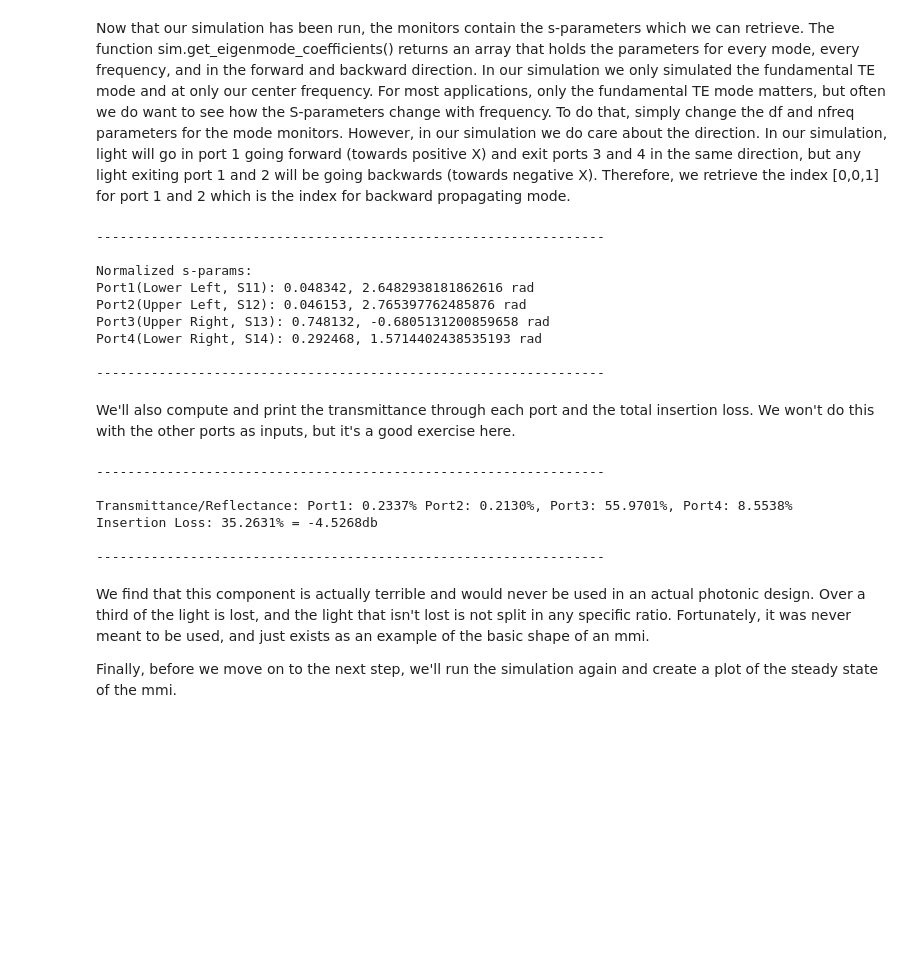
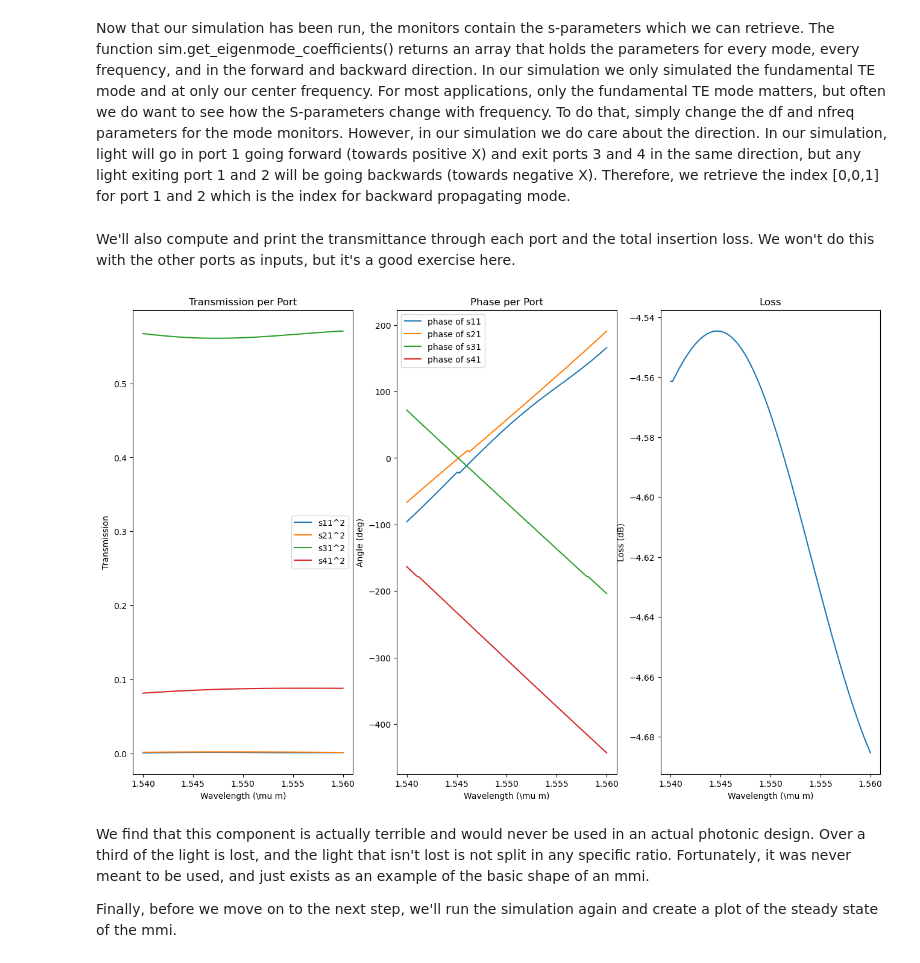
Before and after one commit to BYUCamachoLab/Photonics-Bootcamp, a Jupyter notebook: book/pages/scattering_parameters.ipynb, the cells around one changed output. Saved outputs shown, nothing was run; the diff lists cells and outputs as text; code cells hidden in the pictures; blank space fills up the shorter version.

```diff
--- a/book/pages/scattering_parameters.ipynb
+++ b/book/pages/scattering_parameters.ipynb
@@ -187,34 +191,16 @@ sim.plot2D(output_plane=plot_plane if sim_is_3D else None) # No parameters are n
 As we see from the output of sim.plot2D, our simulation is set up correctly. The red line is our source, the blue are our 4 monitors. We are ready to run the simulation! Actually running the simulation is the most computationally intense part of this, so it may take some time if you have a high resolution and are running a 3D simulation. The `until_after_sources=mp.stop_when_dft_decayed` parameter for sim.run() means meep will start checking how much the cumulative Fourier Transform of all the fields in the simulation changes only after the sources have turned off. Then, it will wait until the DFT's change over one time step is below a certain threshold (1e-11 relative change by default), at which point it will stop the simulation
 # %%
 # Runs the simulation
-sim.run(until_after_sources=mp.stop_when_dft_decayed)
+sim.run(until_after_sources=mp.stop_when_dft_decayed(tol=1e-4))
 # %% [markdown]
 Now that our simulation has been run, the monitors contain the s-parameters which we can retrieve. The function sim.get_eigenmode_coefficients() returns an array that holds the parameters for every mode, every frequency, and in the forward and backward direction. In our simulation we only simulated the fundamental TE mode and at only our center frequency. For most applications, only the fundamental TE mode matters, but often we do want to see how the S-parameters change with frequency. To do that, simply change the df and nfreq parameters for the mode monitors. However, in our simulation we do care about the direction. In our simulation, light will go in port 1 going forward (towards positive X) and exit ports 3 and 4 in the same direction, but any light exiting port 1 and 2 will be going backwards (towards negative X). Therefore, we retrieve the index [0,0,1] for port 1 and 2 which is the index for backward propagating mode.
 # %%
 # Finds the S parameters
-norm_mode_coeff = sim.get_eigenmode_coefficients(mode_monitor_1, [1], eig_parity=mode_parity).alpha[0, 0, 0]
-port1_coeff = sim.get_eigenmode_coefficients(mode_monitor_1, [1], eig_parity=mode_parity).alpha[0, 0, 1] / norm_mode_coeff
-port2_coeff = sim.get_eigenmode_coefficients(mode_monitor_2, [1], eig_parity=mode_parity).alpha[0, 0, 1] / norm_mode_coeff
-port3_coeff = sim.get_eigenmode_coefficients(mode_monitor_3, [1], eig_parity=mode_parity).alpha[0, 0, 0] / norm_mode_coeff
-port4_coeff = sim.get_eigenmode_coefficients(mode_monitor_4, [1], eig_parity=mode_parity).alpha[0, 0, 0] / norm_mode_coeff
-# Store the S parameters in s_params
-s_params[0] = [port1_coeff, port2_coeff, port3_coeff, port4_coeff]
-
-
-# Prints out the S parameters
-print("\n-----------------------------------------------------------------\n")
-print(f"Normalized s-params:\nPort1(Lower Left, S11): {np.abs(port1_coeff):.6f}, {np.angle(port1_coeff)} rad  \nPort2(Upper Left, S12): {np.abs(port2_coeff):.6f}, {np.angle(port2_coeff)} rad  \nPort3(Upper Right, S13): {np.abs(port3_coeff):.6f}, {np.angle(port3_coeff)} rad  \nPort4(Lower Right, S14): {np.abs(port4_coeff):.6f}, {np.angle(port4_coeff)} rad")
-print("\n-----------------------------------------------------------------\n")
+norm_mode_coeff = sim.get_eigenmode_coefficients(mode_monitor_1, [1], eig_parity=mode_parity).alpha[0, :, 0]
+port1_coeff = sim.get_eigenmode_coefficients(mode_monitor_1, [1], eig_parity=mode_parity).alpha[0, :, 1] / norm_mode_coeff
+port2_coeff = sim.get_eigenmode_coefficients(mode_monitor_2, [1], eig_parity=mode_parity).alpha[0, :, 1] / norm_mode_coeff
+port3_coeff = sim.get_eigenmode_coefficients(mode_monitor_3, [1], eig_parity=mode_parity).alpha[0, :, 0] / norm_mode_coeff
+port4_coeff = sim.get_eigenmode_coefficients(mode_monitor_4, [1], eig_parity=mode_parity).alpha[0, :, 0] / norm_mode_coeff
-# %% [output]
------------------------------------------------------------------
-
-Normalized s-params:
-Port1(Lower Left, S11): 0.048342, 2.6482938181862616 rad
-Port2(Upper Left, S12): 0.046153, 2.765397762485876 rad
-Port3(Upper Right, S13): 0.748132, -0.6805131200859658 rad
-Port4(Lower Right, S14): 0.292468, 1.5714402438535193 rad
-
------------------------------------------------------------------
 # %% [markdown]
 We'll also compute and print the transmittance through each port and the total insertion loss. We won't do this with the other ports as inputs, but it's a good exercise here.
 # %%
@@ -227,19 +213,38 @@ port4_trans = abs(port4_coeff) ** 2
 # Calculates the Insertion loss as a percent and in dB
 insertionLoss = 1-(port2_trans + port3_trans + port4_trans)
 insertionLoss_dB = 10*np.log10(insertionLoss)
-
-# Prints the Transmittance
-print("\n-----------------------------------------------------------------\n")
-print(f"Transmittance/Reflectance: Port1: {port1_trans*100:.4f}% Port2: {port2_trans*100:.4f}%, Port3: {port3_trans*100:.4f}%, Port4: {port4_trans*100:.4f}%")
-print(f"Insertion Loss: {insertionLoss*100:.4f}% = {insertionLoss_dB:.4f}db")
-print("\n-----------------------------------------------------------------\n")
-# %% [output]
------------------------------------------------------------------
-
-Transmittance/Reflectance: Port1: 0.2337% Port2: 0.2130%, Port3: 55.9701%, Port4: 8.5538%
-Insertion Loss: 35.2631% = -4.5268db
-
------------------------------------------------------------------
+# %%
+fig = plt.figure(figsize=(16,10))
+
+ax_trans1 = fig.add_subplot(1,3,1)
+ax_trans1.set_title("Transmission per Port")
+ax_trans1.plot(wl, port1_trans, label=r's11^2')
+ax_trans1.plot(wl, port2_trans, label=r's21^2')
+ax_trans1.plot(wl, port3_trans, label=r's31^2')
+ax_trans1.plot(wl, port4_trans, label=r's41^2')
+ax_trans1.set_xlabel(r"Wavelength (\mu m)")
+ax_trans1.set_ylabel(r"Transmission")
+ax_trans1.legend()
+
+ax_phase1 = fig.add_subplot(1,3,2)
+ax_phase1.set_title("Phase per Port")
+ax_phase1.plot(wl, np.unwrap(np.angle(port1_coeff)*180/np.pi), label=r'phase of s11')
+ax_phase1.plot(wl, np.unwrap(np.angle(port2_coeff)*180/np.pi), label=r'phase of s21')
+ax_phase1.plot(wl, np.unwrap(np.angle(port3_coeff)*180/np.pi), label=r'phase of s31')
+ax_phase1.plot(wl, np.unwrap(np.angle(port4_coeff)*180/np.pi), label=r'phase of s41')
+ax_phase1.set_xlabel(r"Wavelength (\mu m)")
+ax_phase1.set_ylabel("Angle (deg)")
+ax_phase1.legend()
+
+ax_loss = fig.add_subplot(1,3,3)
+ax_loss.set_title("Loss")
+ax_loss.plot(wl, insertionLoss_dB)
+ax_loss.set_xlabel(r"Wavelength (\mu m)")
+ax_loss.set_ylabel("Loss (dB)")
+
+plt.show()
+# %% [output]
+[figure, added]
 # %% [markdown]
 We find that this component is actually terrible and would never be used in an actual photonic design. Over a third of the light is lost, and the light that isn't lost is not split in any specific ratio. Fortunately, it was never meant to be used, and just exists as an example of the basic shape of an mmi.
 
```
Also changed, not shown: parts of 15 cells of this notebook.
